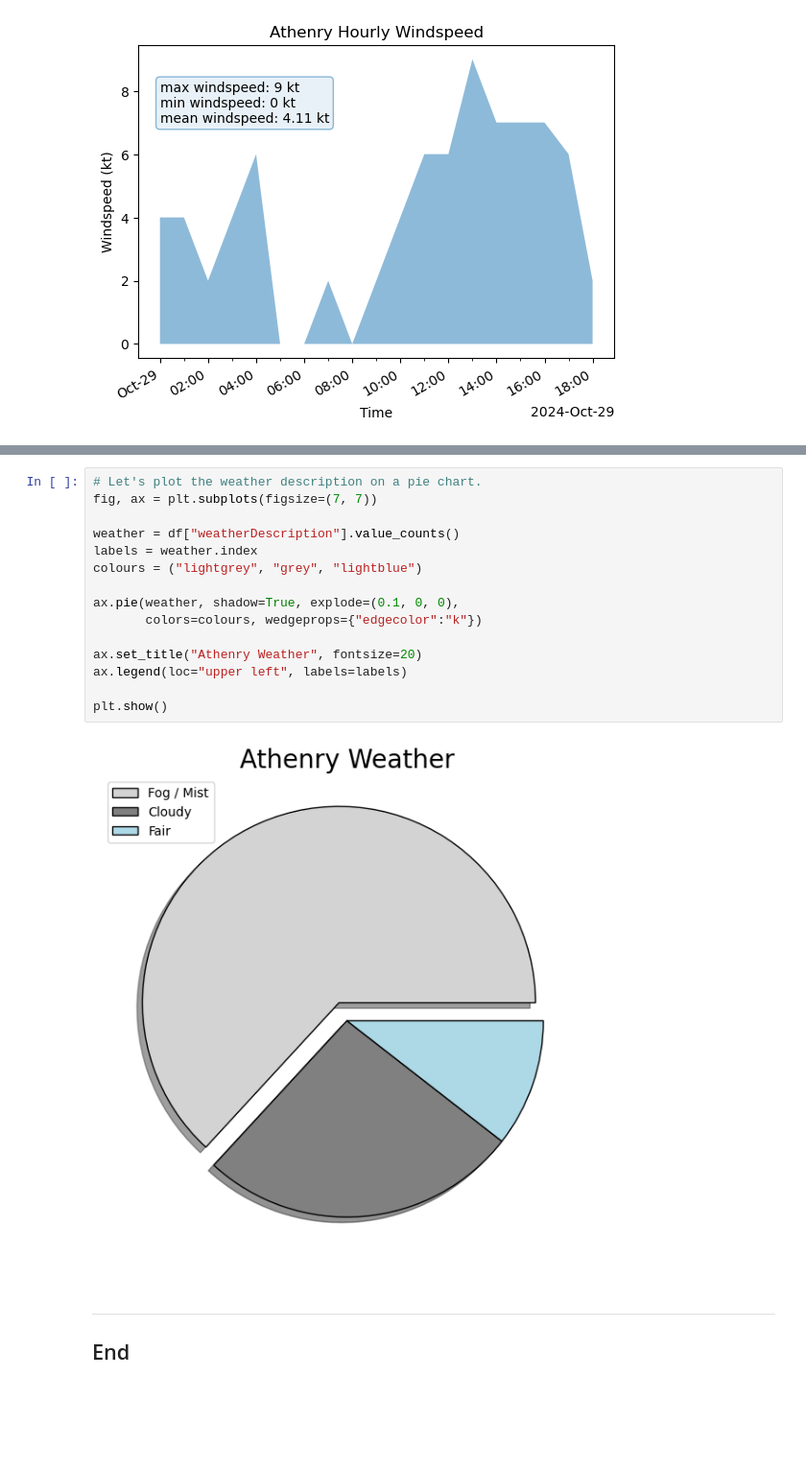
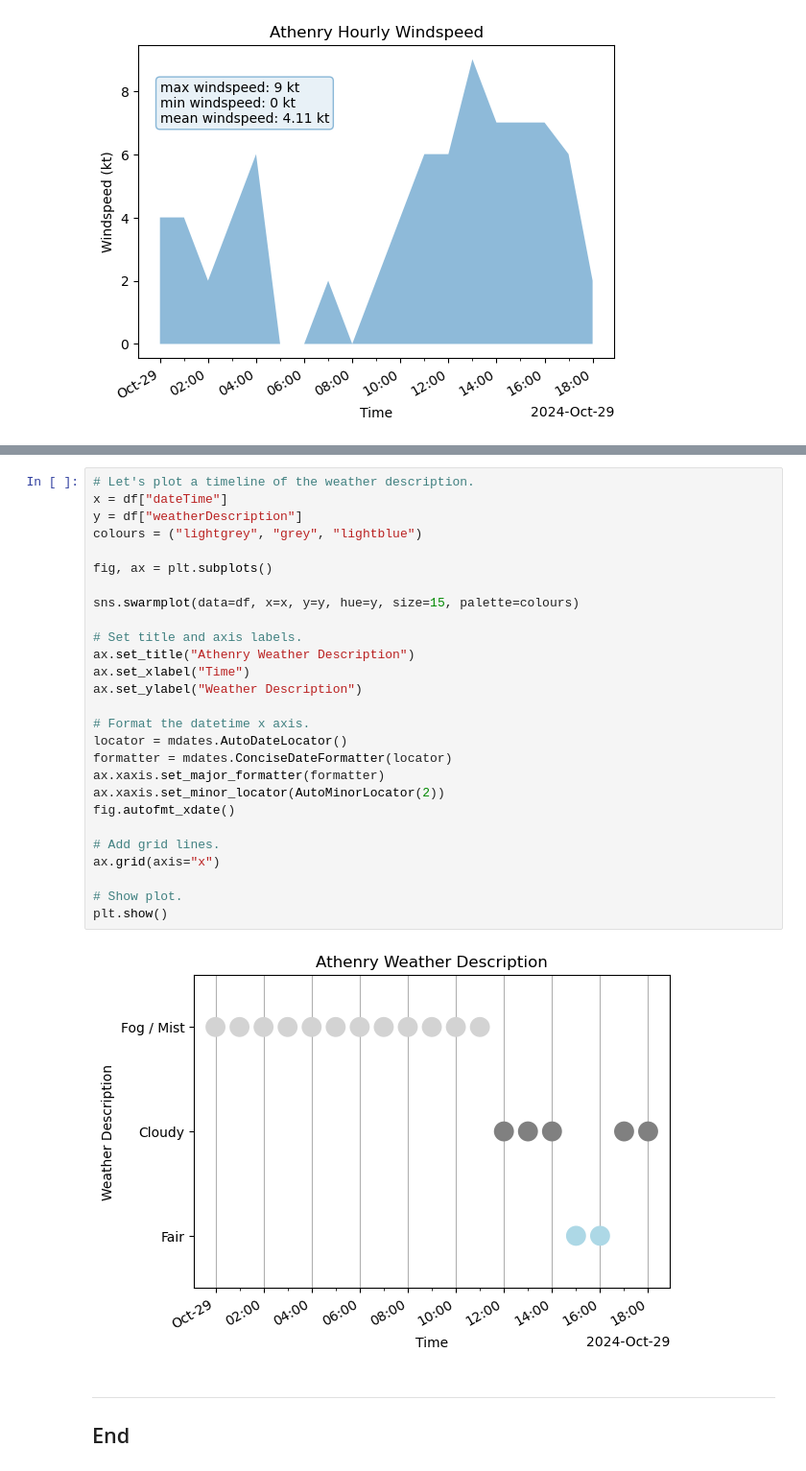
Before and after one commit to eoghanpw/comp_infra-assessment, a Jupyter notebook: weather.ipynb, the cells around one changed output, grey strips where cells are left out. Shown at 96% size. Cells and saved outputs as stored; diff of their text form; blank space fills up the shorter version.

```diff
--- a/weather.ipynb
+++ b/weather.ipynb
@@ -366,20 +381,32 @@ plt.show()
-# %%
-# Let's plot the weather description on a pie chart.
-fig, ax = plt.subplots(figsize=(7, 7))
-
-weather = df["weatherDescription"].value_counts()
-labels = weather.index
-colours = ("lightgrey", "grey", "lightblue")
-
-ax.pie(weather, shadow=True, explode=(0.1, 0, 0),
-       colors=colours, wedgeprops={"edgecolor":"k"})
-
-ax.set_title("Athenry Weather", fontsize=20)
-ax.legend(loc="upper left", labels=labels)
-
-plt.show()
-# %% [output]
-[figure, removed]
+# %%
+# Let's plot a timeline of the weather description.
+x = df["dateTime"]
+y = df["weatherDescription"]
+colours = ("lightgrey", "grey", "lightblue")
+
+fig, ax = plt.subplots()
+
+sns.swarmplot(data=df, x=x, y=y, hue=y, size=15, palette=colours)
+
+# Set title and axis labels.
+ax.set_title("Athenry Weather Description")
+ax.set_xlabel("Time")
+ax.set_ylabel("Weather Description")
+
+# Format the datetime x axis.
+locator = mdates.AutoDateLocator()
+formatter = mdates.ConciseDateFormatter(locator)
+ax.xaxis.set_major_formatter(formatter)
+ax.xaxis.set_minor_locator(AutoMinorLocator(2))
+fig.autofmt_xdate()
+
+# Add grid lines.
+ax.grid(axis="x")
+
+# Show plot.
+plt.show()
+# %% [output]
+[figure, added]
 # %% [markdown]
 ***
 
```
Also changed, not shown: parts of 3 cells of this notebook, 1 other file.
